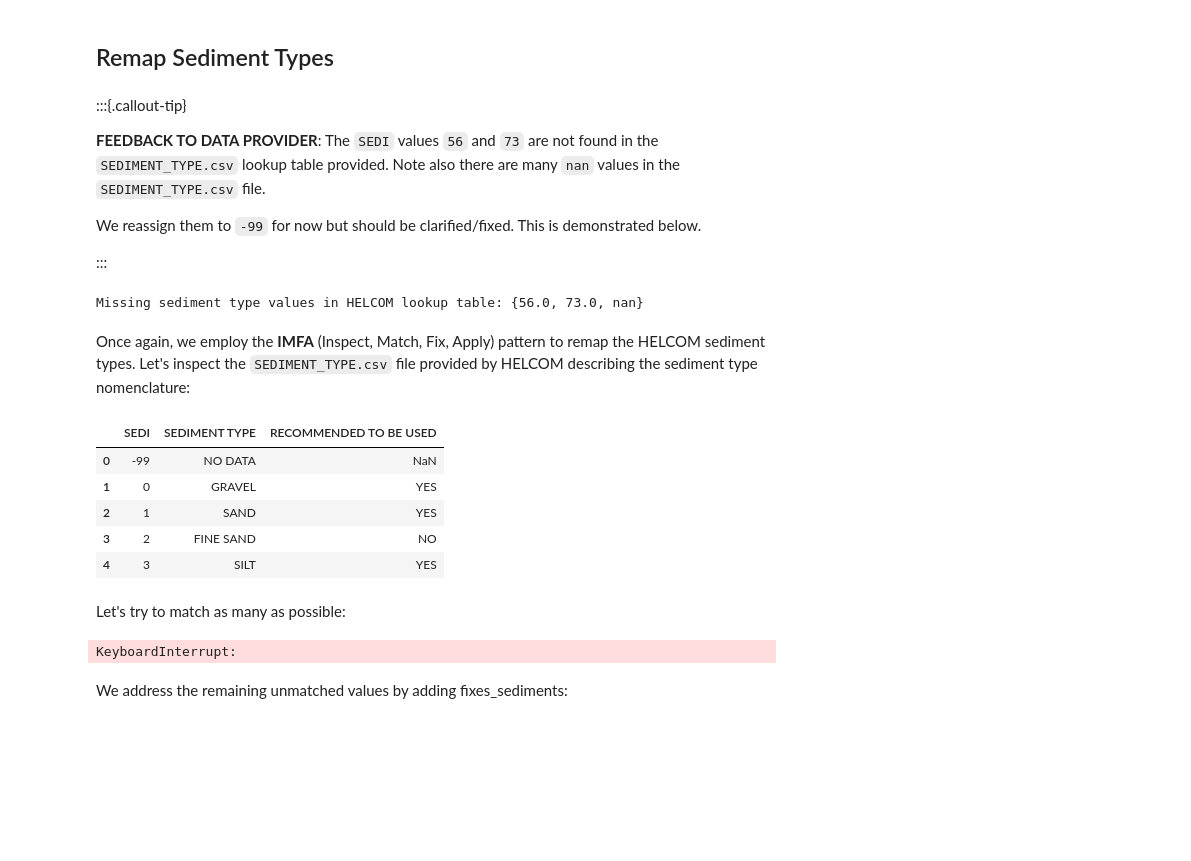
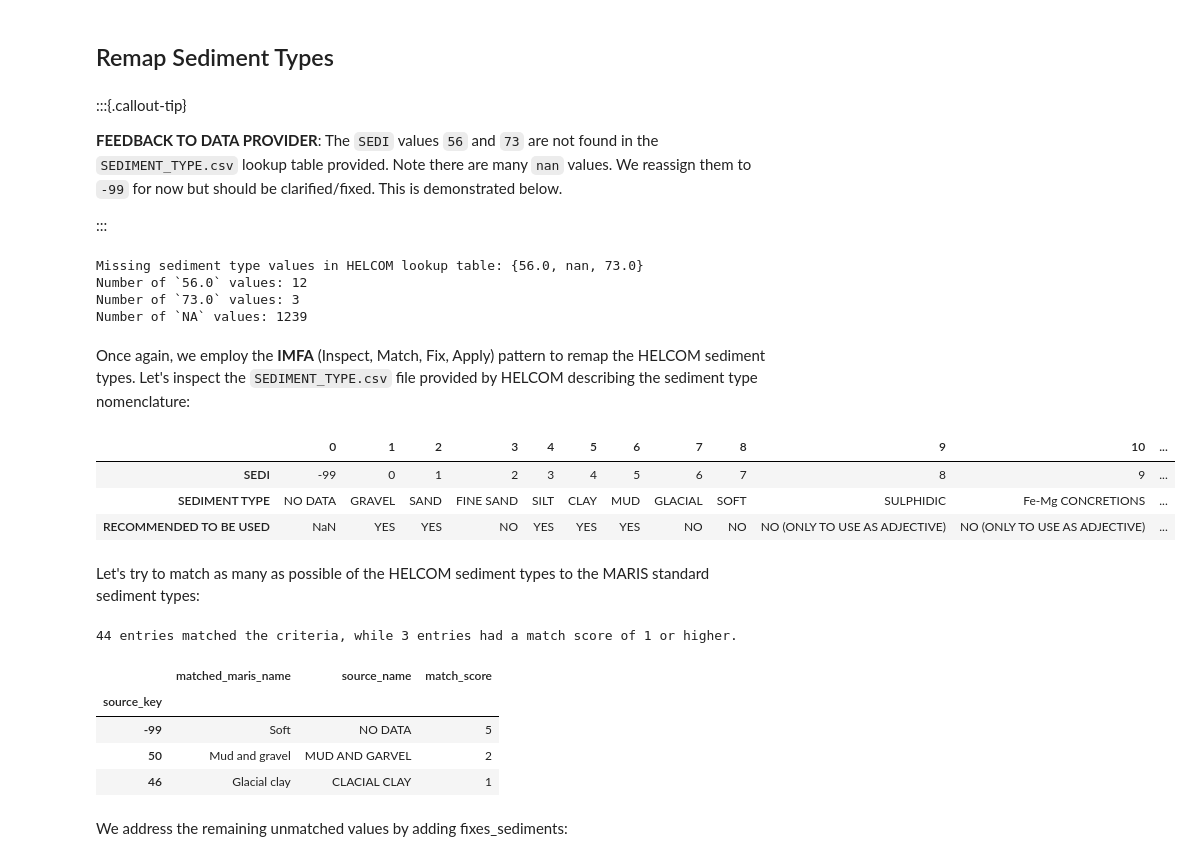
Before and after one commit to franckalbinet/marisco, a Jupyter notebook: nbs/handlers/helcom.ipynb, the cells around one changed output. Cells and saved outputs as stored; diff of their text form; code cells hidden in the pictures; blank space fills up the shorter version.

Commit message:
HELCOM, updated to include custom enums.

```diff
--- a/nbs/handlers/helcom.ipynb
+++ b/nbs/handlers/helcom.ipynb
@@ -137,6 +145,7 @@ default_smp_types = {
 # %%
 #| exports
 def read_csv(file_name, dir=src_dir):
+    dir = cache_path()
     file_path = f'{dir}/{file_name}'
     return pd.read_csv(file_path)
 # %%
@@ -1208,35 +1244,48 @@ print(tfm()['BIOTA']['BIO_GROUP'].unique())
 # %% [markdown]
 :::{.callout-tip}
 
-**FEEDBACK TO DATA PROVIDER**: The `SEDI` values `56` and `73` are not found in the `SEDIMENT_TYPE.csv` lookup table provided. Note also there are many `nan` values in the `SEDIMENT_TYPE.csv` file.
-
-We reassign them to `-99` for now but should be clarified/fixed. This is demonstrated below.
+**FEEDBACK TO DATA PROVIDER**: The `SEDI` values `56` and `73` are not found in the `SEDIMENT_TYPE.csv` lookup table provided. Note there are many `nan` values. We reassign them to `-99` for now but should be clarified/fixed. This is demonstrated below.
 
 :::
 # %%
 #| eval: false
+
+# Load the sediment type lookup table
 df_sed_lut = read_csv('SEDIMENT_TYPE.csv')
+
+# Load data with caching enabled
 dfs = load_data(src_dir, use_cache=True)
+
+# Extract unique sediment types from the dataset and lookup table
 sediment_sedi = set(dfs['SEDIMENT']['sedi'].unique())
 lookup_sedi = set(df_sed_lut['SEDI'])
+
+# Identify missing sediment types
 missing = sediment_sedi - lookup_sedi
+
+# Output results
 print(f"Missing sediment type values in HELCOM lookup table: {missing if missing else 'None'}")
+print(f"Number of `56.0` values: {(dfs['SEDIMENT']['sedi']== 56.0).sum()}")
+print(f"Number of `73.0` values: {(dfs['SEDIMENT']['sedi']== 73.0).sum()}")
+print(f"Number of `NA` values: {(dfs['SEDIMENT']['sedi'].isna()).sum()}")
 # %% [output]
-Missing sediment type values in HELCOM lookup table: {56.0, 73.0, nan}
+Missing sediment type values in HELCOM lookup table: {56.0, nan, 73.0}
+Number of `56.0` values: 12
+Number of `73.0` values: 3
+Number of `NA` values: 1239
 # %% [markdown]
 Once again, we employ the **IMFA** (Inspect, Match, Fix, Apply) pattern to remap the HELCOM sediment types. Let's inspect the `SEDIMENT_TYPE.csv` file provided by HELCOM describing the sediment type nomenclature:
 # %%
 #| eval: false
-read_csv('SEDIMENT_TYPE.csv').head()
+with pd.option_context('display.max_columns', None):
+    display(read_csv('SEDIMENT_TYPE.csv').T)
 # %% [output]
-|  | SEDI | SEDIMENT TYPE | RECOMMENDED TO BE USED |
-| 0 | -99 | NO DATA | NaN |
-| 1 | 0 | GRAVEL | YES |
-| 2 | 1 | SAND | YES |
-| 3 | 2 | FINE SAND | NO |
-| 4 | 3 | SILT | YES |
+|  | 0 | 1 | 2 | 3 | 4 | 5 | 6 | 7 | 8 | 9 | 10 | ... |
+| SEDI | -99 | 0 | 1 | 2 | 3 | 4 | 5 | 6 | 7 | 8 | 9 | ... |
+| SEDIMENT TYPE | NO DATA | GRAVEL | SAND | FINE SAND | SILT | CLAY | MUD | GLACIAL | SOFT | SULPHIDIC | Fe-Mg CONCRETIONS | ... |
+| RECOMMENDED TO BE USED | NaN | YES | YES | NO | YES | YES | YES | NO | NO | NO (ONLY TO USE AS ADJECTIVE) | NO (ONLY TO USE AS ADJECTIVE) | ... |
 # %% [markdown]
-Let's try to match as many as possible:
+Let's try to match as many as possible of the HELCOM sediment types to the MARIS standard sediment types:
 # %%
 #| eval: false
 remapper = Remapper(provider_lut_df=read_csv('SEDIMENT_TYPE.csv'),
@@ -1251,7 +1300,12 @@ remapper = Remapper(provider_lut_df=read_csv('SEDIMENT_TYPE.csv'),
 remapper.generate_lookup_table(as_df=True)
 remapper.select_match(match_score_threshold=1, verbose=True)
 # %% [output]
-KeyboardInterrupt:
+44 entries matched the criteria, while 3 entries had a match score of 1 or higher.
+|  | matched_maris_name | source_name | match_score |
+| source_key |  |  |  |
+| -99 | Soft | NO DATA | 5 |
+| 50 | Mud and gravel | MUD AND GARVEL | 2 |
+| 46 | Glacial clay | CLACIAL CLAY | 1 |
 # %% [markdown]
 We address the remaining unmatched values by adding fixes_sediments:
 # %%
```
Also changed, not shown: parts of 119 cells of this notebook, 10 other files.
